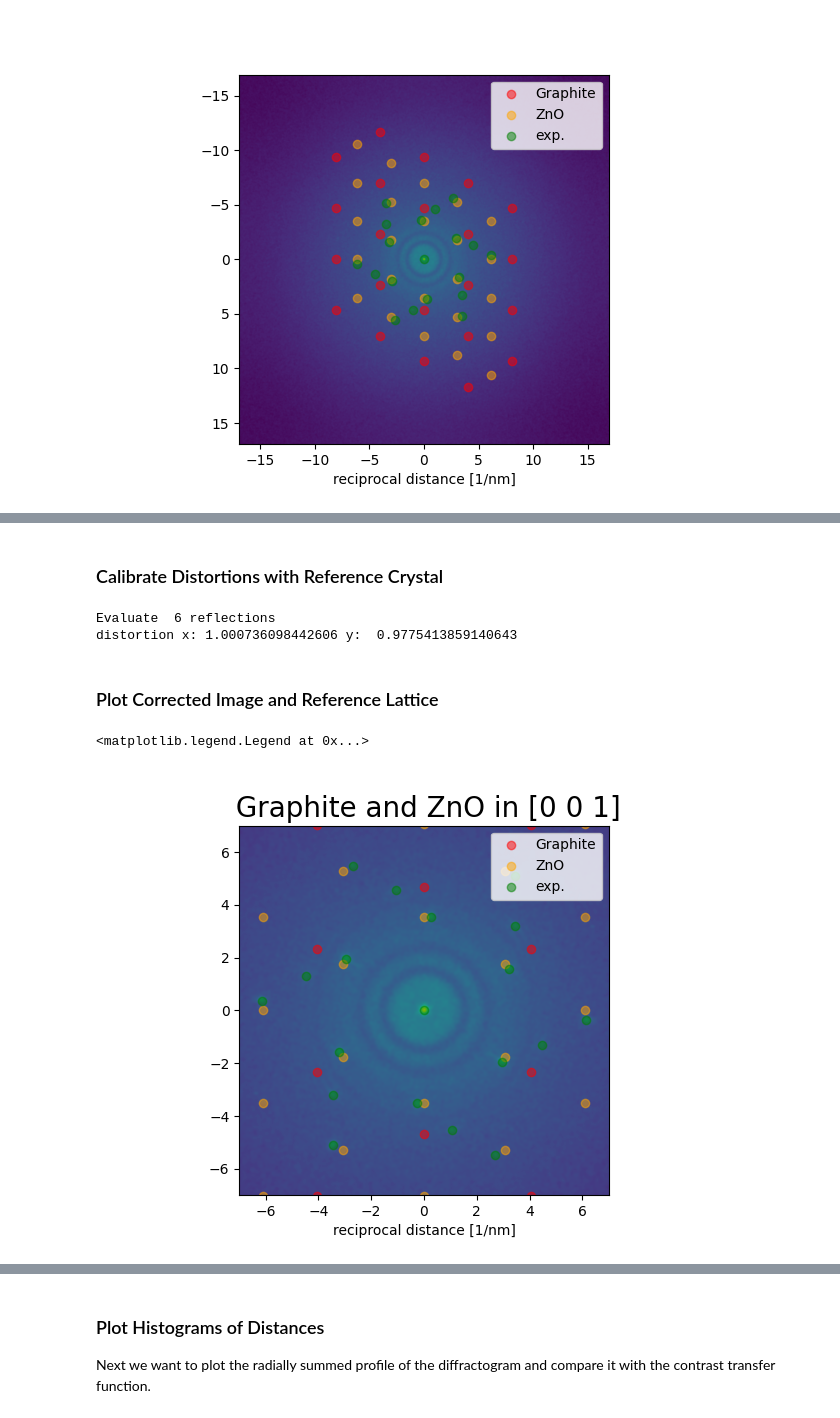
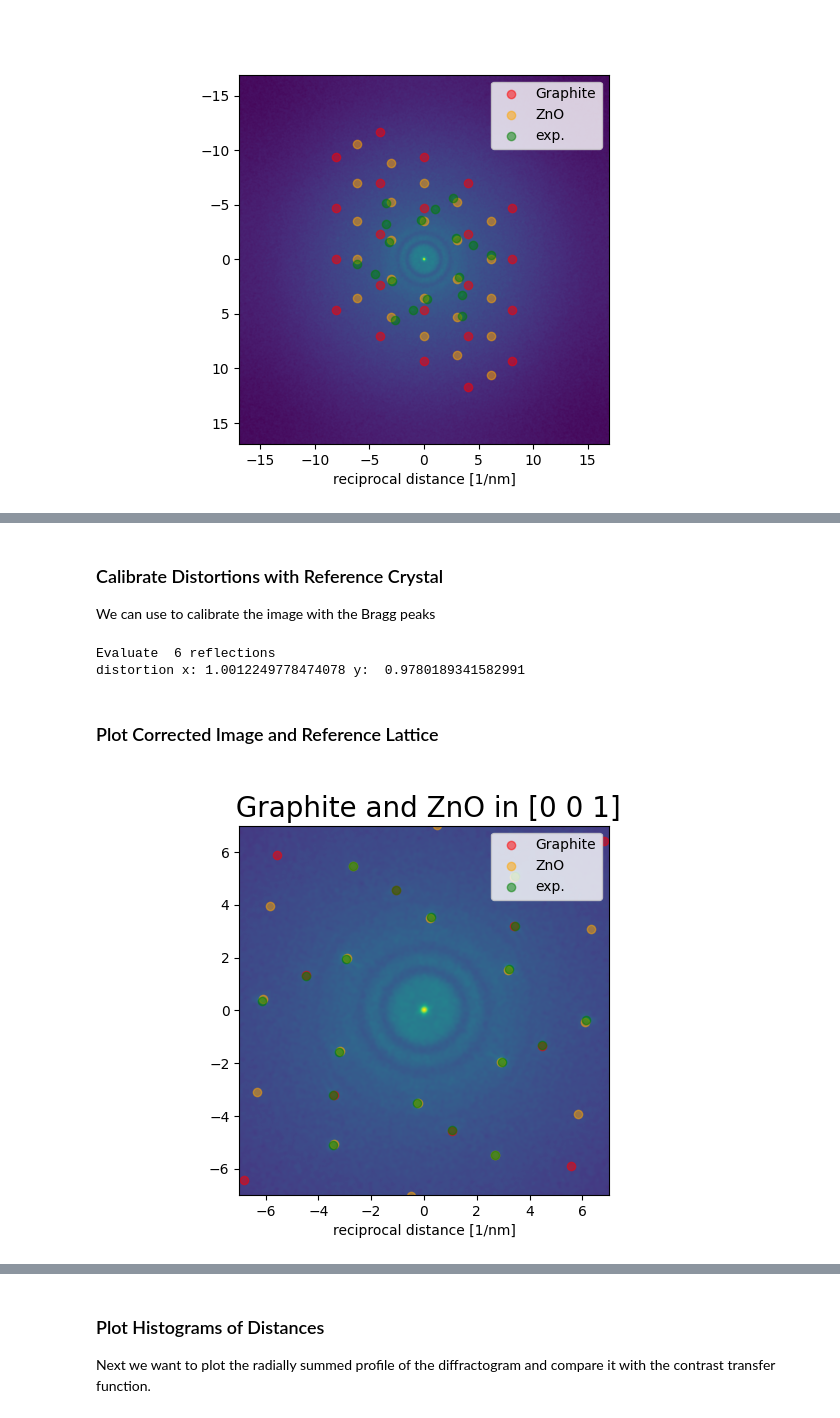
Before and after one commit to SergeiVKalinin/ML-ElectronMicroscopy-2023, a Jupyter notebook: Lecture 5/0_Phase_Contrast_Image.ipynb, the cells around one changed output, grey strips where cells are left out. Drawn from its saved outputs; the diff is of its cells as text; code cells hidden in the pictures.

```diff
--- a/Lecture 5/0_Phase_Contrast_Image.ipynb
+++ b/Lecture 5/0_Phase_Contrast_Image.ipynb
@@ -307,8 +316,8 @@ Found 0 mirror axes
 ## Quantitative Analysis
 ### Reference Crystals
 # %%
-graphite  = ks.structure_by_name('Graphite')
-zno = ks.structure_by_name('ZnO')
+graphite  = kinematic_scattering.structure_by_name('Graphite')
+zno = kinematic_scattering.structure_by_name('ZnO')
 ### Define exxperimental parameters:
 tags_experiment= {}
 tags_experiment['acceleration_voltage_V'] = 200.0 *1000.0 #V
@@ -325,13 +334,13 @@ tags_experiment['hkl_max'] = 2  # Highest evaluated Miller indices
 # Diffraction Simulation of Graphite #
 ######################################
 graphite.info['experimental'] = tags_experiment
-ks.kinematic_scattering(graphite, False)
+kinematic_scattering.kinematic_scattering(graphite, False)
 
 ######################################
 # Diffraction Simulation of ZnO      #
 ######################################
 zno.info['experimental'] = tags_experiment
-ks.kinematic_scattering(zno, False)
+kinematic_scattering.kinematic_scattering(zno, False)
 # %% [markdown]
 The diffraciton calculation is in Angstrom (or better 1/Ang) but the image is in nm.
 So we convert to 1/nm
@@ -456,0 +381,24 @@ array([False, False, False, False, False, False, False, False, False,
+# %%
+rotation_matrix_graphite, angle_graphite = image_tools.get_rotation(spots, spots_Graphite)
+rotation_matrix_ZnO, angle_ZnO = image_tools.get_rotation(spots, spots_ZnO)
+
+graphite_r, graphite_phi, graphite_indices = image_tools.xy2polar(spots_Graphite)
+graphite_phi = graphite_phi + angle_graphite # rotation
+print(f" Rotated Graphite SAD by {np.degrees(angle_graphite):.1f}°")
+
+ZnO_r, ZnO_phi, ZnO_indices = image_tools.xy2polar(spots_ZnO)
+ZnO_phi = ZnO_phi + angle_ZnO # rotation
+print(f" Rotated ZnO SAD by {np.degrees(angle_ZnO):.1f}°")
+
+power_spectrum.plot()
+plt.scatter(spots[:,0], spots[:,1], c='green',  alpha = 0.5, label='exp.');
+
+spots_Graphite = np.array(image_tools.pol2cart(graphite_r, graphite_phi)).T
+plt.scatter(spots_Graphite[:,0], spots_Graphite[:,1], c='red',  alpha = 0.4,label='Graphite')
+
+spots_ZnO = np.array(image_tools.pol2cart(ZnO_r, ZnO_phi)).T
+plt.scatter(spots_ZnO[:,0], spots_ZnO[:,1], c='orange',  alpha = 0.4,label='ZnO')
+
+
+plt.xlim(-8,8);plt.ylim(-8,8)
+plt.legend(loc=1);
@@ -457,9 +411,11 @@ array([False, False, False, False, False, False, False, False, False,
 # %% [markdown]
 ### Calibrate Distortions with Reference Crystal
+
+We can use to calibrate the image with the Bragg peaks
 # %%
-g = gx = gy = rec_scale_x
+g = gx = gy = reciprocal_scale_x
 
-spots_reference = np.array(pol2cart(graphite_r, graphite_phi)).T
+spots_reference = np.array(image_tools.pol2cart(graphite_r, graphite_phi)).T
 #spots_reference = np.array(pol2cart(ZnO_r, ZnO_phi)).T
 
 spots_experiment = spots[:,0:2]
@@ -485,25 +441,24 @@ gy /=dgy
 spots_experiment = spots_experiment*(dgx,dgy)
 # %% [output]
 Evaluate  6 reflections
-distortion x: 1.000736098442606 y:  0.9775413859140643
+distortion x: 1.0012249778474078 y:  0.9780189341582991
 # %% [markdown]
 ### Plot Corrected Image and Reference Lattice
 # %%
 FOV_cor = (0,FOV_x/dgx,FOV_y/dgy,0)
-rec_FOV_cor = (-rec_FOV_x*dgx,rec_FOV_x*dgx,rec_FOV_y*dgy,-rec_FOV_y*dgy)
+rec_FOV_cor = (-reciprocal_FOV_x*dgx,reciprocal_FOV_x*dgx,reciprocal_FOV_y*dgy,-reciprocal_FOV_y*dgy)
 
 plt.figure()
 plt.title(' Graphite and ZnO in ' + str(graphite.info['experimental']['zone_hkl']), fontsize=20)
 
-plt.imshow(fft_mag.T,extent=rec_FOV_cor, origin = 'upper')
+plt.imshow(power_spectrum.T,extent=rec_FOV_cor, origin = 'upper')
 plt.xlabel('reciprocal distance [1/nm]')
 plt.scatter(spots_Graphite[:,0], spots_Graphite[:,1], c='Red',  alpha = 0.5, label='Graphite');
 plt.scatter(spots_ZnO[:,0], spots_ZnO[:,1], c='orange',  alpha = 0.5, label='ZnO');
 plt.scatter(spots[:,0]*dgx, spots[:,1]*dgy, c='green',  alpha = 0.5, label='exp.');
 
 plt.xlim(-7,7)
 plt.ylim(-7,7)
-plt.legend(loc=1)
+plt.legend(loc=1);
 # %% [output]
-<matplotlib.legend.Legend at 0x...>
-[figure, old version]
+[figure, new version]
```
Also changed, not shown: parts of 20 cells of this notebook, 2 other files.
